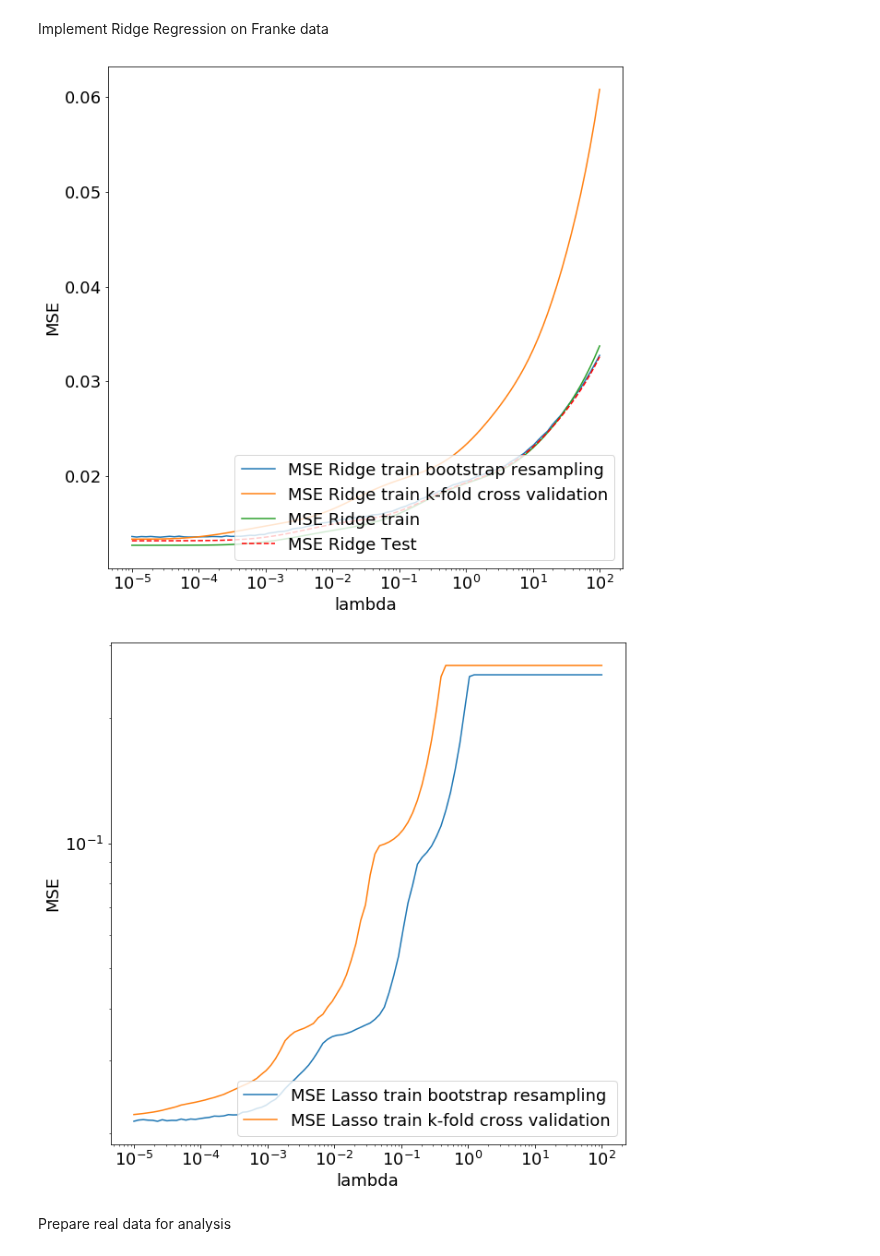
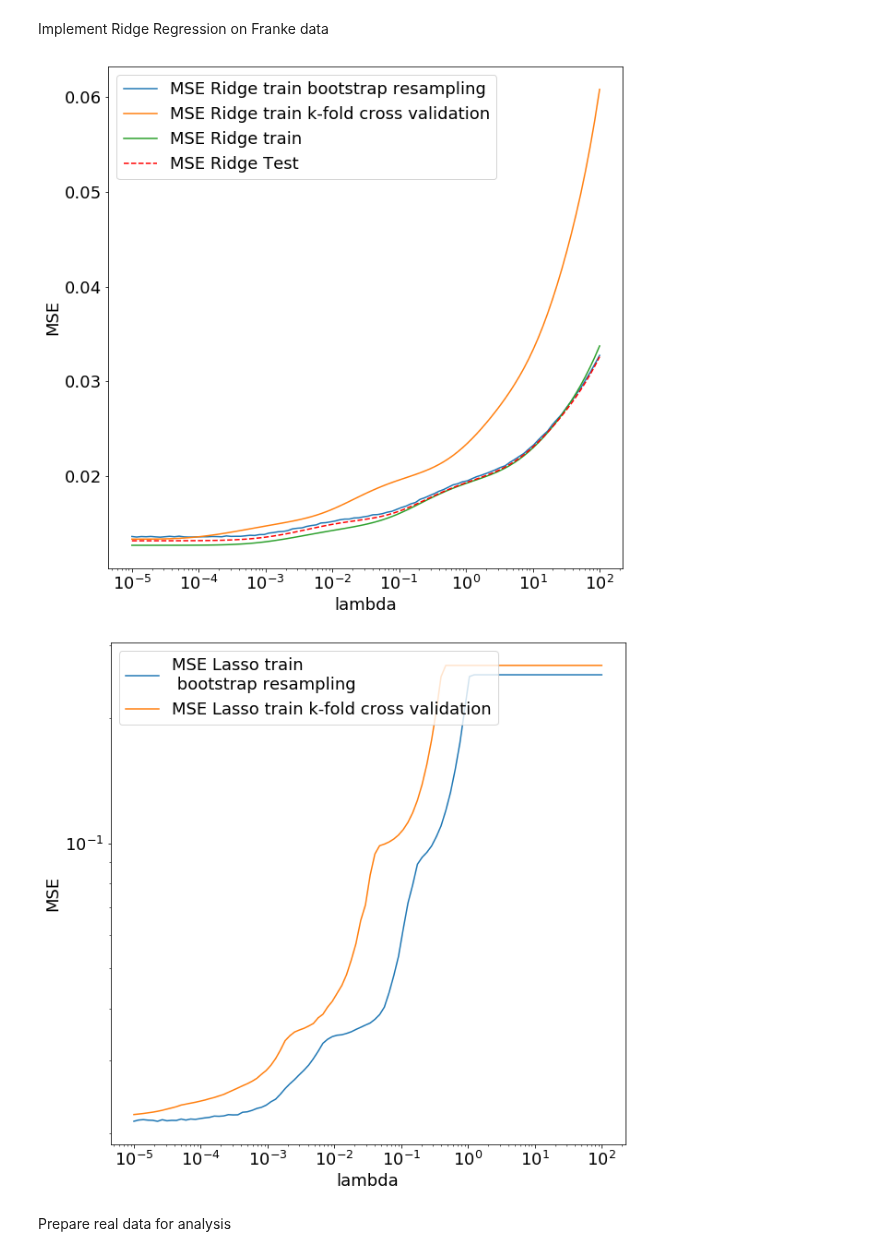
Before and after one commit to tellefs/ML-projects, a Jupyter notebook: project1/project1.ipynb, the cells around one changed output. Saved outputs shown, nothing was run; the diff lists cells and outputs as text; code cells hidden in the pictures.

Commit message:
changed som plots

```diff
--- a/project1/project1.ipynb
+++ b/project1/project1.ipynb
@@ -396,39 +394,39 @@ for i in range(nlambdas):
     MSE_train_lasso[i] = MSE(z_train, z_tilde)
     MSE_test_lasso[i] = MSE(z_test, z_predict)
 
     MSE_test_lasso_bootstrap[i] = resample_bootstrap(lasso, 100, X_train, X_test, z_train, z_test, _lambda = _lambda)[0]
 
     MSE_test_lasso_kfold[i] = kfold_crossValidation(lasso, X, z, k_folds=7, _lambda=_lambda)[0]
 
 
 plt.figure(figsize=(figwidth, figheigth))
 plt.tick_params(axis='both', which='both', labelsize=fontsize)
 plt.plot(lambdas, MSE_test_ridge_bootstrap, label = 'MSE Ridge train bootstrap resampling')
 plt.plot(lambdas, MSE_test_ridge_kfold, label = 'MSE Ridge train k-fold cross validation')
 plt.plot(lambdas, MSE_train_ridge, label = 'MSE Ridge train')
 plt.plot(lambdas, MSE_test_ridge, 'r--', label = 'MSE Ridge Test')
 plt.xscale('log')
 plt.xlabel('lambda', fontsize=fontsize)
 plt.ylabel('MSE', fontsize=fontsize)
-plt.legend(fontsize=fontsize, loc='lower right')
+plt.legend(fontsize=fontsize, loc='upper left')
 plt.show()
 
 
 plt.figure(figsize=(figwidth, figheigth))
 plt.tick_params(axis='both', which='both', labelsize=fontsize)
-plt.plot(lambdas, MSE_test_lasso_bootstrap, label = 'MSE Lasso train bootstrap resampling')
-plt.plot(lambdas, MSE_test_lasso_kfold, label = 'MSE Lasso train k-fold cross validation')
+plt.plot(lambdas, MSE_test_lasso_bootstrap, label = 'MSE Lasso train \n bootstrap resampling')
+plt.plot(lambdas, MSE_test_lasso_kfold, label = 'MSE Lasso train \n k-fold cross validation')
 #plt.plot(lambdas, MSE_train_lasso, label = 'MSE Lasso train')
 #plt.plot(lambdas, MSE_test_lasso, 'r--', label = 'MSE Lasso Test')
 plt.xscale('log')
 plt.yscale('log')
 plt.xlabel('lambda', fontsize=fontsize)
 plt.ylabel('MSE', fontsize=fontsize)
-plt.legend(fontsize=fontsize, loc='lower right')
+plt.legend(fontsize=fontsize, loc='upper left')
 plt.show()
 # %% [output]
-[figure, old version]
+[figure, new version]
-[figure, old version]
+[figure, new version]
 # %% [markdown]
 Prepare real data for analysis
 # %%
```
Also changed, not shown: parts of 1 cell of this notebook.
